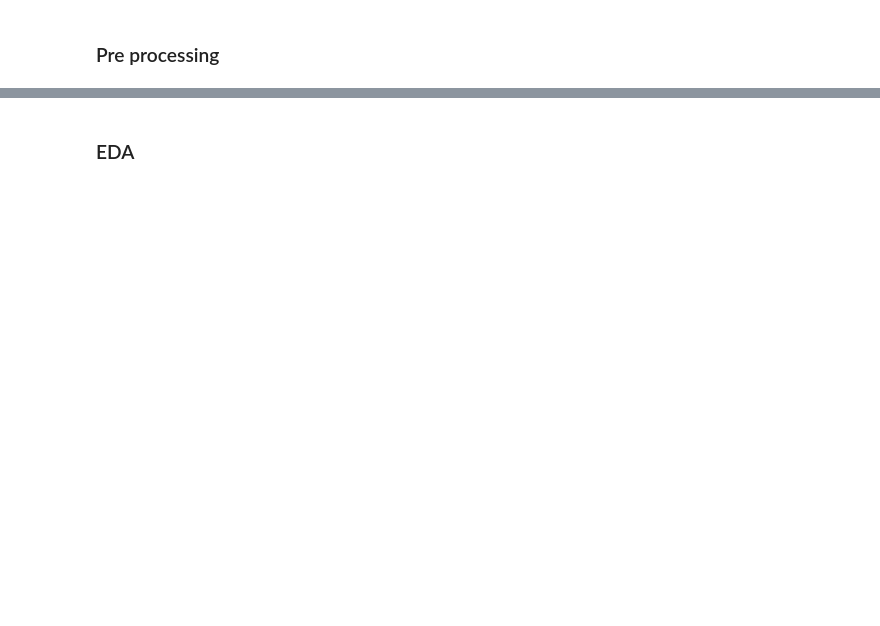
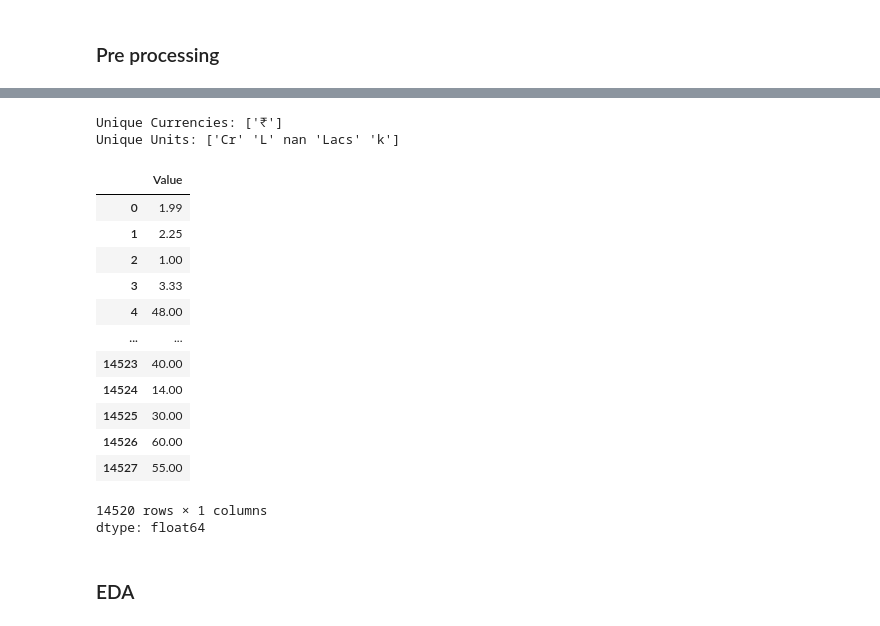
Before and after one commit to karapradeepkumar/Group14_CT1, a Jupyter notebook: Group14_CT1.ipynb, the cells around one changed output, grey strips where cells are left out. Drawn from its saved outputs; the diff is of its cells as text; code cells hidden in the pictures; blank space fills up the shorter version.

```diff
--- a/Group14_CT1.ipynb
+++ b/Group14_CT1.ipynb
@@ -126,3 +197,31 @@ housing_data[housing_data['City'] == 'Hyderabad']
+# %%
+# Check unique values in the 'Currency' column
+unique_currencies = housing_data['Currency'].unique()
+print("Unique Currencies:", unique_currencies)
+
+# Check unique values in the 'Unit' column
+unique_units = housing_data['Unit'].unique()
+print("Unique Units:", unique_units)
+# %% [output]
+Unique Currencies: ['₹']
+Unique Units: ['Cr' 'L' nan 'Lacs' 'k']
+# %%
+housing_data['Value']
+# %% [output]
+|  | Value |
+| 0 | 1.99 |
+| 1 | 2.25 |
+| 2 | 1.00 |
+| 3 | 3.33 |
+| 4 | 48.00 |
+| ... | ... |
+| 14523 | 40.00 |
+| 14524 | 14.00 |
+| 14525 | 30.00 |
+| 14526 | 60.00 |
+| 14527 | 55.00 |
+14520 rows × 1 columns
+dtype: float64
 # %%
 # extract text before BHK from property title to integer column BHK
 housing_data['BHK'] = housing_data['Property Title'].str.extract('(\d+) BHK')[0].astype(float)
```
Also changed, not shown: parts of 108 cells of this notebook.
